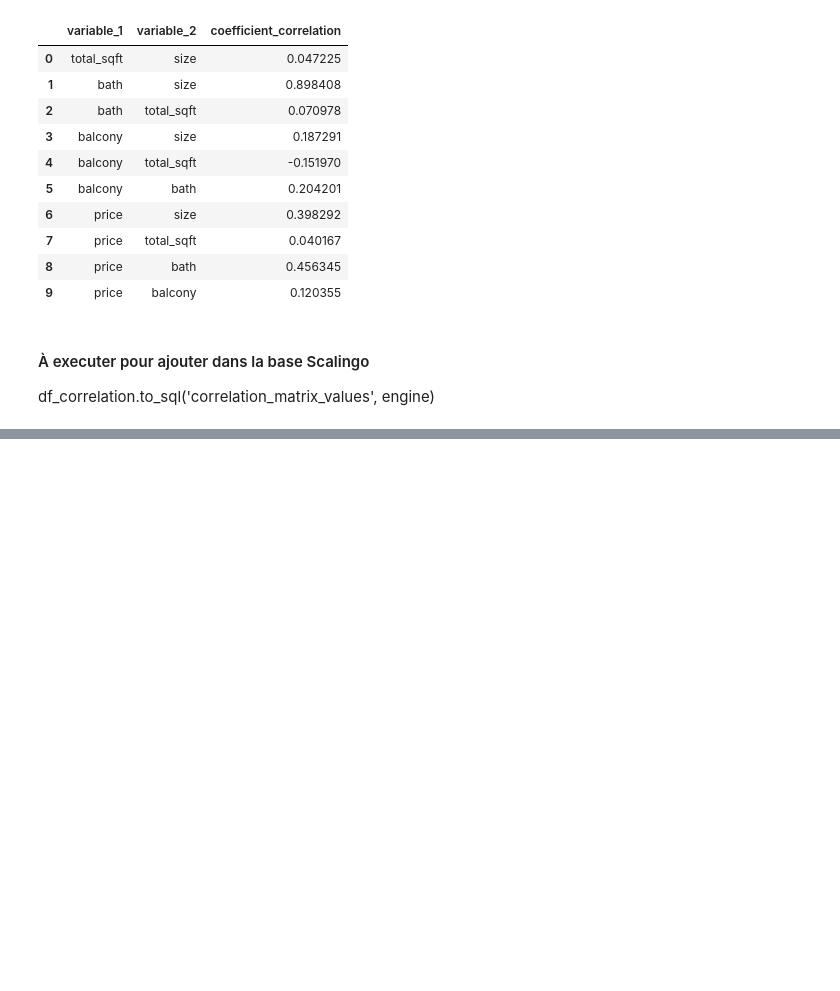
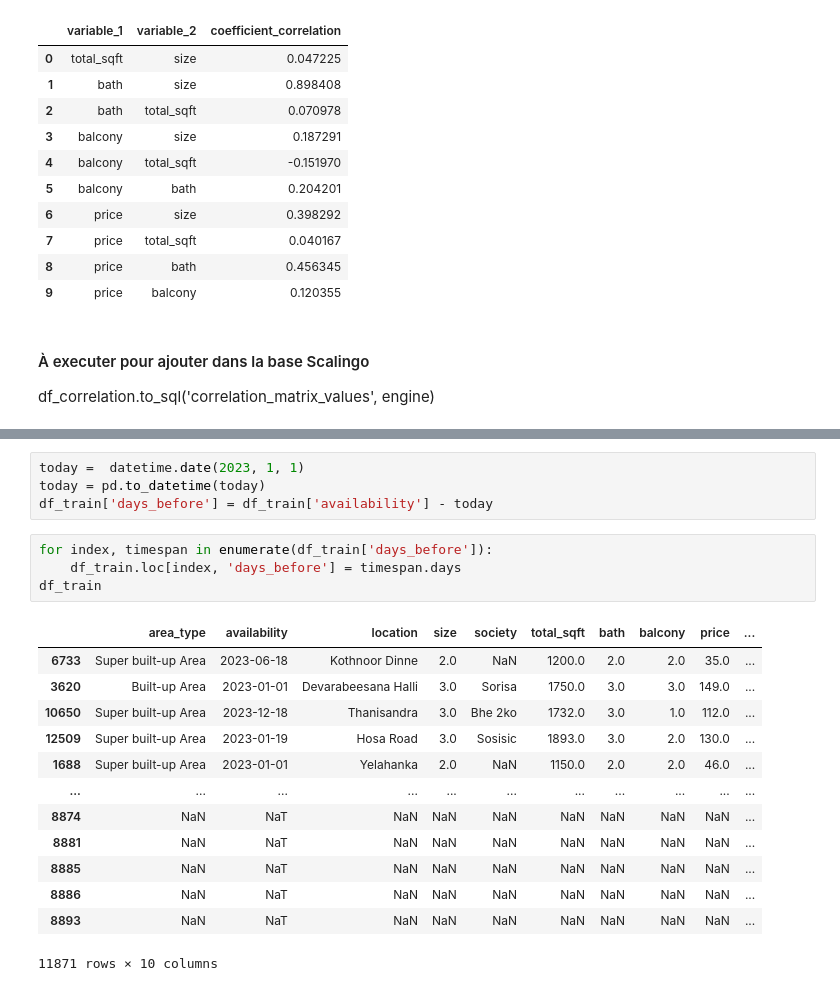
Before and after one commit to MateoDubernet/data-science-project-2, a Jupyter notebook: projet.ipynb, the cells around one changed output, grey strips where cells are left out. Drawn from its saved outputs; the diff is of its cells as text; blank space fills up the shorter version.

```diff
--- a/projet.ipynb
+++ b/projet.ipynb
@@ -342,0 +489,22 @@ df_correlation.to_sql('correlation_matrix_values', engine)
+# %%
+today =  datetime.date(2023, 1, 1)
+today = pd.to_datetime(today)
+df_train['days_before'] = df_train['availability'] - today
+# %%
+for index, timespan in enumerate(df_train['days_before']):
+    df_train.loc[index, 'days_before'] = timespan.days
+df_train
+# %% [output]
+|  | area_type | availability | location | size | society | total_sqft | bath | balcony | price | ... |
+| 6733 | Super built-up Area | 2023-06-18 | Kothnoor Dinne | 2.0 | NaN | 1200.0 | 2.0 | 2.0 | 35.0 | ... |
+| 3620 | Built-up Area | 2023-01-01 | Devarabeesana Halli | 3.0 | Sorisa | 1750.0 | 3.0 | 3.0 | 149.0 | ... |
+| 10650 | Super built-up Area | 2023-12-18 | Thanisandra | 3.0 | Bhe 2ko | 1732.0 | 3.0 | 1.0 | 112.0 | ... |
+| 12509 | Super built-up Area | 2023-01-19 | Hosa Road | 3.0 | Sosisic | 1893.0 | 3.0 | 2.0 | 130.0 | ... |
+| 1688 | Super built-up Area | 2023-01-01 | Yelahanka | 2.0 | NaN | 1150.0 | 2.0 | 2.0 | 46.0 | ... |
+| ... | ... | ... | ... | ... | ... | ... | ... | ... | ... | ... |
+| 8874 | NaN | NaT | NaN | NaN | NaN | NaN | NaN | NaN | NaN | ... |
+| 8881 | NaN | NaT | NaN | NaN | NaN | NaN | NaN | NaN | NaN | ... |
+| 8885 | NaN | NaT | NaN | NaN | NaN | NaN | NaN | NaN | NaN | ... |
+| 8886 | NaN | NaT | NaN | NaN | NaN | NaN | NaN | NaN | NaN | ... |
+| 8893 | NaN | NaT | NaN | NaN | NaN | NaN | NaN | NaN | NaN | ... |
+11871 rows × 10 columns
```
Also changed, not shown: parts of 28 cells of this notebook, 1 other file.
